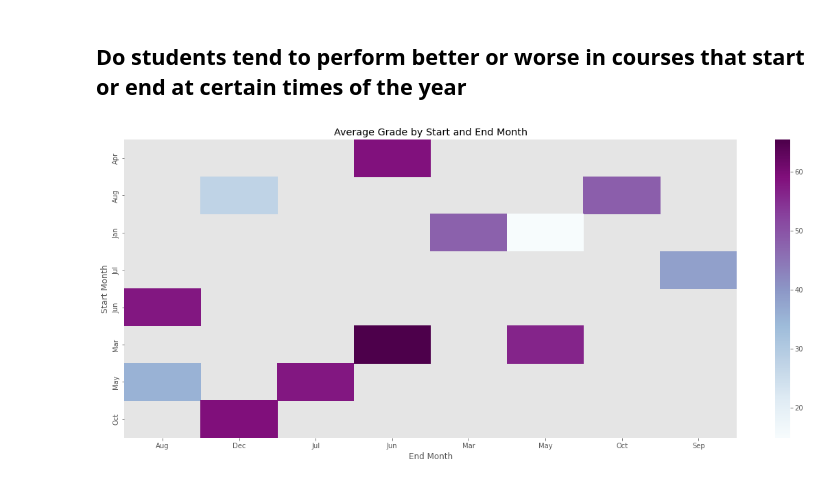
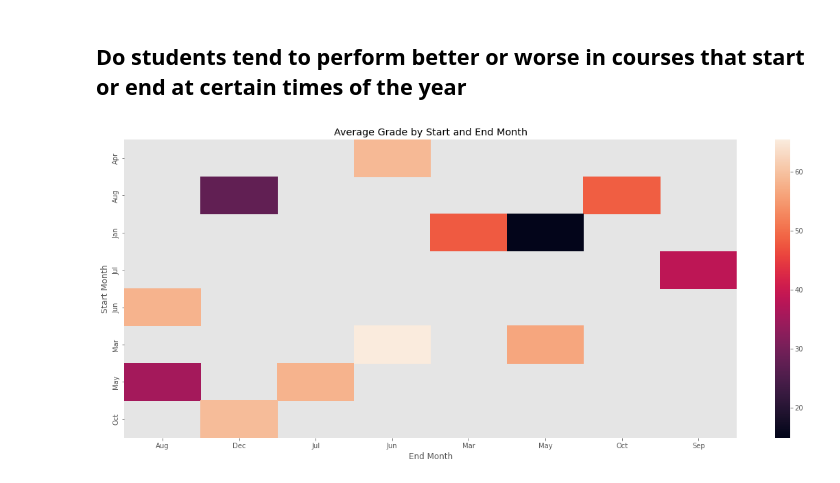
Before and after one commit to iamharkirat/EDA, a Jupyter notebook: learning_enterprise.ipynb, the cells around one changed output. Drawn from its saved outputs; the diff is of its cells as text; code cells hidden in the pictures.

```diff
--- a/learning_enterprise.ipynb
+++ b/learning_enterprise.ipynb
@@ -495,34 +495,34 @@ plt.show()
 # %%
 month_names = ['Jan', 'Feb', 'Mar', 'Apr', 'May', 'Jun', 'Jul', 'Aug', 'Sep', 'Oct', 'Nov', 'Dec']
 
 # Filter out rows with missing data in the 'Grade' column
 df = df[df['Grade'].notna()]
 
 # Create a new column with the month of the course start date
 df['Start Month'] = df['Course Start Date'].dt.month.map(lambda x: month_names[x-1])
 
 # Create a new column with the month of the course end date
 df['End Month'] = df['Course End Date'].dt.month.map(lambda x: month_names[x-1])
 
 # Group the data by start and end month, and calculate the average grade for each group
 grouped = df.groupby(['Start Month', 'End Month'])
 avg_grade = grouped['Grade'].mean().reset_index()
 
 # Pivot the data to create a heatmap
 heatmap_data = avg_grade.pivot('Start Month', 'End Month', 'Grade')
 
 # Create the heatmap using seaborn
-sns.heatmap(heatmap_data, cmap='BuPu')
+sns.heatmap(heatmap_data, cmap='rocket')
 
 # Set the plot title and axis labels
 plt.title('Average Grade by Start and End Month')
 plt.xlabel('End Month')
 plt.ylabel('Start Month')
 
 # Show the plot
 plt.show()
 # %% [output]
-[figure, old version]
+[figure, new version]
 # %%
 df.info()
 # %% [output]
```
